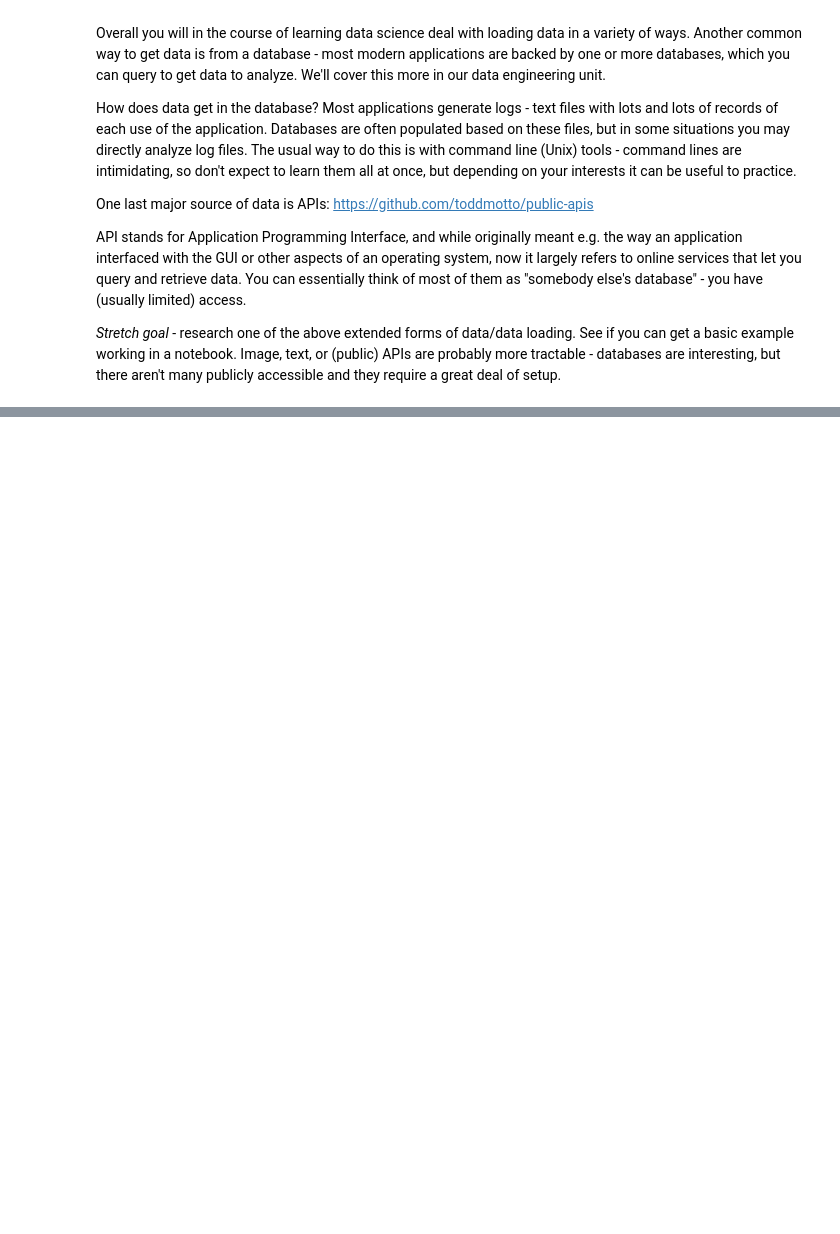
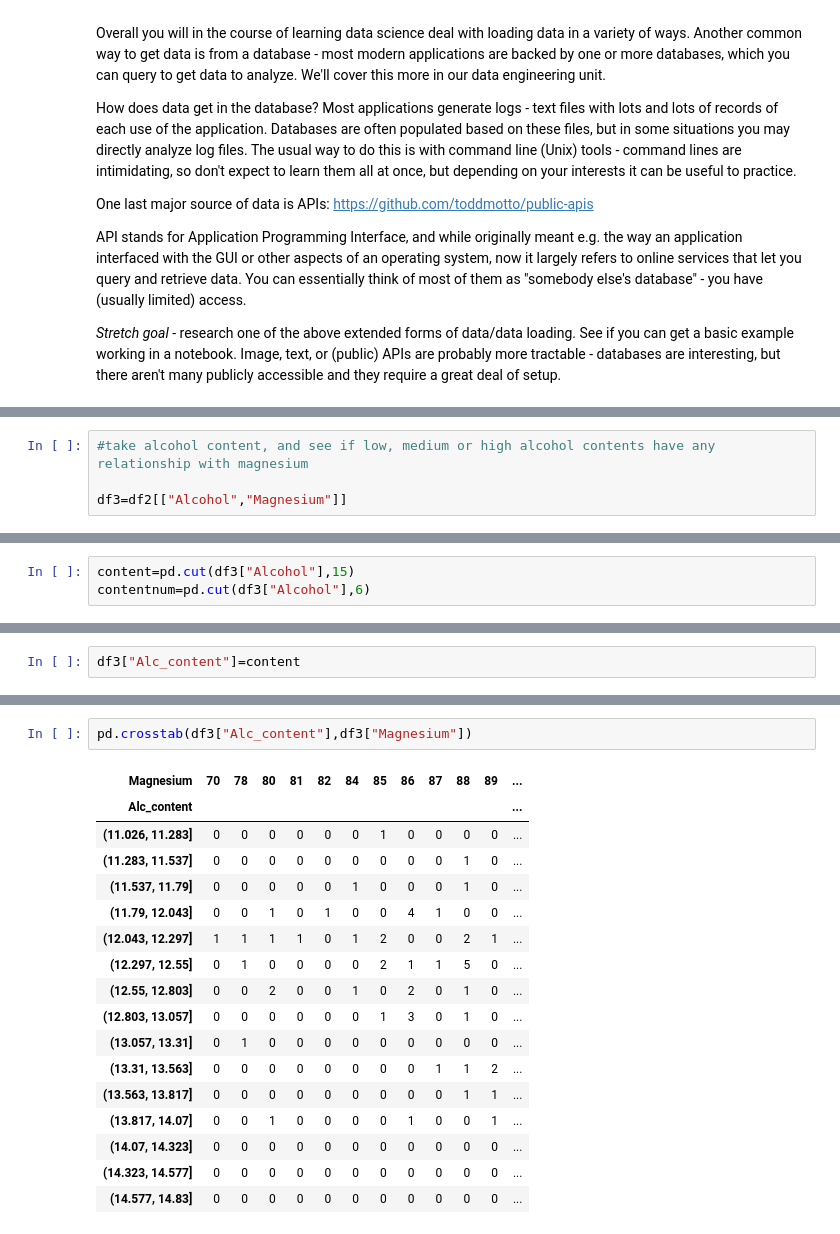
Before and after one commit to ak371/DS-Unit-1-Sprint-1-Data-Wrangling-and-Storytelling, a Jupyter notebook: module1-exploratory-data-analysis/LS_DS_111_Exploratory_Data_Analysis_Assignment.ipynb, the cells around one changed output, grey strips where cells are left out. Cells and saved outputs as stored; diff of their text form; blank space fills up the shorter version.

```diff
--- a/module1-exploratory-data-analysis/LS_DS_111_Exploratory_Data_Analysis_Assignment.ipynb
+++ b/module1-exploratory-data-analysis/LS_DS_111_Exploratory_Data_Analysis_Assignment.ipynb
@@ -166,0 +186,4 @@ API stands for Application Programming Interface, and while originally meant e.g
+# %%
+#take alcohol content, and see if low, medium or high alcohol contents have any relationship with magnesium
+
+df3=df2[["Alcohol","Magnesium"]]
@@ -166,0 +206,3 @@ API stands for Application Programming Interface, and while originally meant e.g
+# %%
+content=pd.cut(df3["Alcohol"],15)
+contentnum=pd.cut(df3["Alcohol"],6)
@@ -166,0 +225,2 @@ API stands for Application Programming Interface, and while originally meant e.g
+# %%
+df3["Alc_content"]=content
@@ -166,0 +271,20 @@ API stands for Application Programming Interface, and while originally meant e.g
+# %%
+pd.crosstab(df3["Alc_content"],df3["Magnesium"])
+# %% [output]
+| Magnesium | 70 | 78 | 80 | 81 | 82 | 84 | 85 | 86 | 87 | 88 | 89 | ... |
+| Alc_content |  |  |  |  |  |  |  |  |  |  |  | ... |
+| (11.026, 11.283] | 0 | 0 | 0 | 0 | 0 | 0 | 1 | 0 | 0 | 0 | 0 | ... |
+| (11.283, 11.537] | 0 | 0 | 0 | 0 | 0 | 0 | 0 | 0 | 0 | 1 | 0 | ... |
+| (11.537, 11.79] | 0 | 0 | 0 | 0 | 0 | 1 | 0 | 0 | 0 | 1 | 0 | ... |
+| (11.79, 12.043] | 0 | 0 | 1 | 0 | 1 | 0 | 0 | 4 | 1 | 0 | 0 | ... |
+| (12.043, 12.297] | 1 | 1 | 1 | 1 | 0 | 1 | 2 | 0 | 0 | 2 | 1 | ... |
+| (12.297, 12.55] | 0 | 1 | 0 | 0 | 0 | 0 | 2 | 1 | 1 | 5 | 0 | ... |
+| (12.55, 12.803] | 0 | 0 | 2 | 0 | 0 | 1 | 0 | 2 | 0 | 1 | 0 | ... |
+| (12.803, 13.057] | 0 | 0 | 0 | 0 | 0 | 0 | 1 | 3 | 0 | 1 | 0 | ... |
+| (13.057, 13.31] | 0 | 1 | 0 | 0 | 0 | 0 | 0 | 0 | 0 | 0 | 0 | ... |
+| (13.31, 13.563] | 0 | 0 | 0 | 0 | 0 | 0 | 0 | 0 | 1 | 1 | 2 | ... |
+| (13.563, 13.817] | 0 | 0 | 0 | 0 | 0 | 0 | 0 | 0 | 0 | 1 | 1 | ... |
+| (13.817, 14.07] | 0 | 0 | 1 | 0 | 0 | 0 | 0 | 1 | 0 | 0 | 1 | ... |
+| (14.07, 14.323] | 0 | 0 | 0 | 0 | 0 | 0 | 0 | 0 | 0 | 0 | 0 | ... |
+| (14.323, 14.577] | 0 | 0 | 0 | 0 | 0 | 0 | 0 | 0 | 0 | 0 | 0 | ... |
+| (14.577, 14.83] | 0 | 0 | 0 | 0 | 0 | 0 | 0 | 0 | 0 | 0 | 0 | ... |
```
Also changed, not shown: parts of 22 cells of this notebook.
